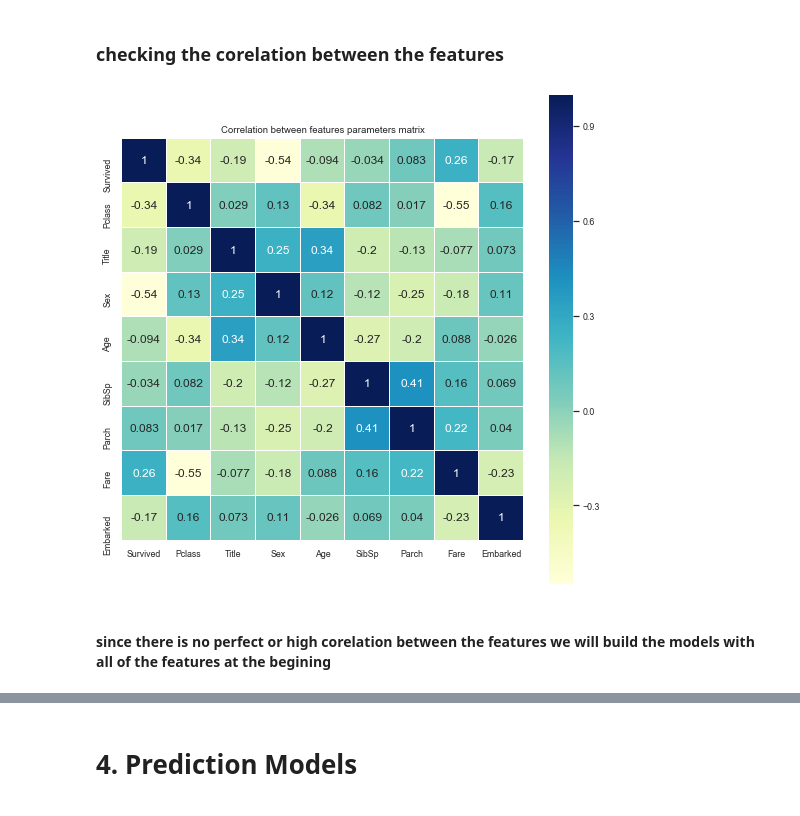
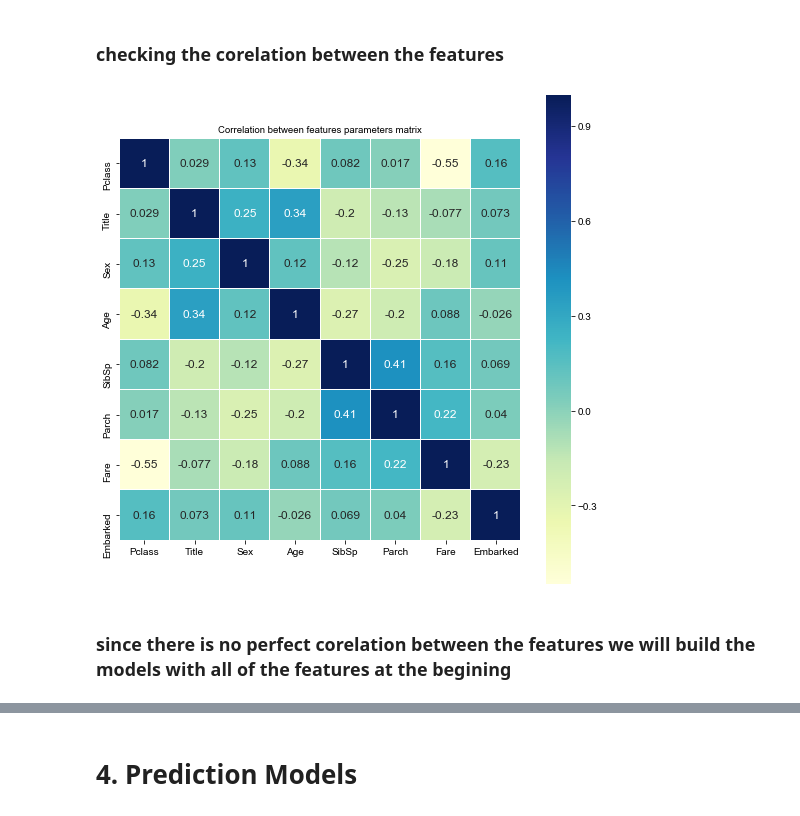
Before and after one commit to lashka12/Titanic-Machine-Learning-from-Disaster, a Jupyter notebook: Titanic.ipynb, the cells around one changed output, grey strips where cells are left out. Saved outputs shown, nothing was run; the diff lists cells and outputs as text; code cells hidden in the pictures.

```diff
--- a/Titanic.ipynb
+++ b/Titanic.ipynb
@@ -375,8 +417,8 @@ real_life_test = test.copy()
 # %% [markdown]
 ### checking the corelation between the features
-# %%
-view_correlation(train) ## remove srvived ******
-# %% [output]
-[figure, removed]
+# %%
+view_correlation(train.drop('Survived',1))
+# %% [output]
+[figure, added]
 # %% [markdown]
-#### since there is no perfect or high corelation between the features we will build the models with all of the features at the begining
+### since there is no perfect corelation between the features we will build the models with all of the features at the begining
```
Also changed, not shown: parts of 165 cells of this notebook, 3 other files.
